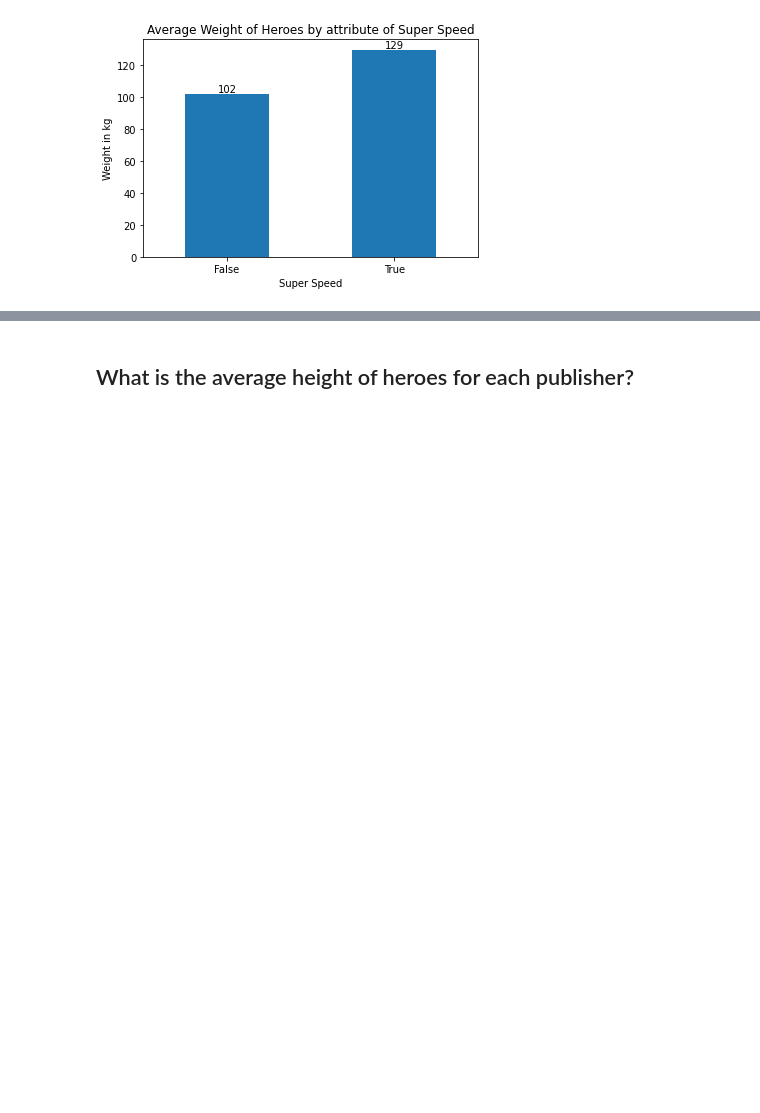
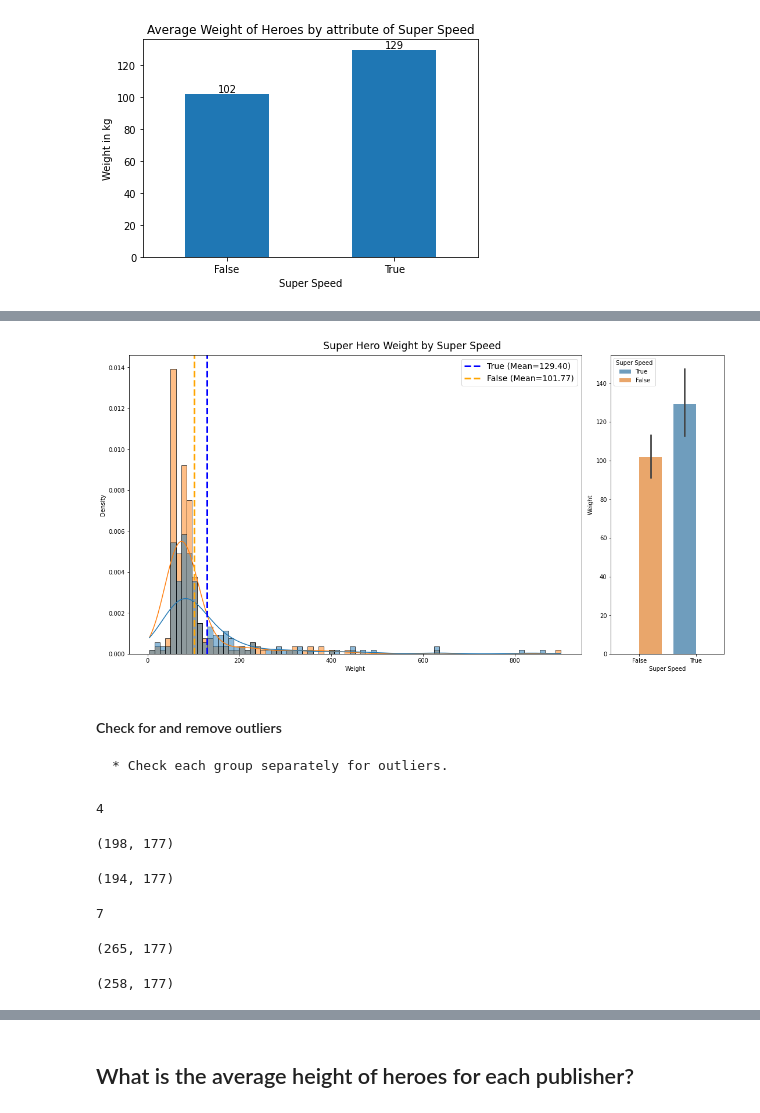
Before and after one commit to cledgeja/Applying-Advanced-Transformations, a Jupyter notebook: Applying Advanced Transformations Core.ipynb, the cells around one changed output, grey strips where cells are left out. Cells and saved outputs as stored; diff of their text form; code cells hidden in the pictures; blank space fills up the shorter version.

```diff
--- a/Applying Advanced Transformations Core.ipynb
+++ b/Applying Advanced Transformations Core.ipynb
@@ -222,0 +231,54 @@ plt.ylabel('Weight in kg');
+# %%
+#Split data into the groups by feature of interest
+df_super_speed = df_superheroes.loc[df_superheroes['Super Speed']== True].copy()
+df_super_speed_no = df_superheroes.loc[df_superheroes['Super Speed']== False].copy()
+# %%
+fig, (ax,ax2) = plt.subplots(figsize= (15,8),ncols=2,constrained_layout=True,
+                            gridspec_kw={'width_ratios':[0.8,0.2]})
+sns.histplot(data=df_superheroes, x='Weight',hue='Super Speed',kde=True
+                  ,stat='density',alpha=.5,hue_order=[True,False],ax=ax)
+sns.barplot(data=df_superheroes, x='Super Speed',y='Weight',ax = ax2,hue='Super Speed',hue_order=[True,False],alpha=.7)
+
+ax.axvline(df_super_speed['Weight'].mean(), ls='--',lw=3,
+           label=f"True (Mean={df_super_speed['Weight'].mean():.2f})",color='blue')
+
+ax.axvline(df_super_speed_no['Weight'].mean(), ls='--', lw=3,
+           label=f"False (Mean={df_super_speed_no['Weight'].mean():.2f})",color='orange')
+
+ax.legend(prop={"size":14}, loc='upper right')
+fig.suptitle('Super Hero Weight by Super Speed',fontsize='xx-large');
+# %% [output]
+[figure, added]
+# %% [markdown]
+#### Check for and remove outliers
+    * Check each group separately for outliers.
+# %%
+# Check for outliers in weight in Super Speed group
+zscores= stats.zscore(df_super_speed['Weight'])
+outliers = abs(zscores)>3
+np.sum(outliers)
+# %% [output]
+4
+# %%
+#remove outliers
+display(df_super_speed.shape)
+df_super_speed = df_super_speed[(np.abs(stats.zscore(df_super_speed['Weight'])) < 3)]
+display(df_super_speed.shape)
+# %% [output]
+(198, 177)
+(194, 177)
+# %%
+# Check for outliers in weight for not in Super Speed group
+zscores= stats.zscore(df_super_speed_no['Weight'])
+outliers = abs(zscores)>3
+np.sum(outliers)
+# %% [output]
+7
+# %%
+#remove outliers
+display(df_super_speed_no.shape)
+df_super_speed_no = df_super_speed_no[(np.abs(stats.zscore(df_super_speed_no['Weight'])) < 3)]
+display(df_super_speed_no.shape)
+# %% [output]
+(265, 177)
+(258, 177)
```
Also changed, not shown: parts of 14 cells of this notebook.
